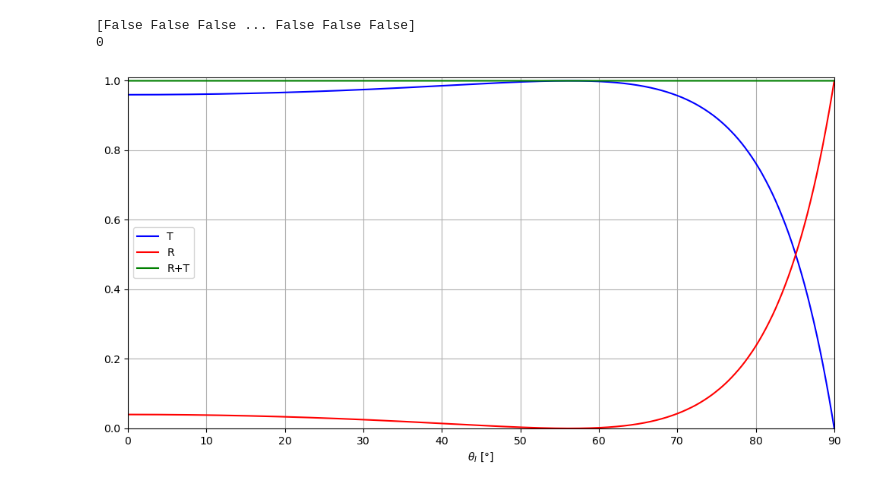
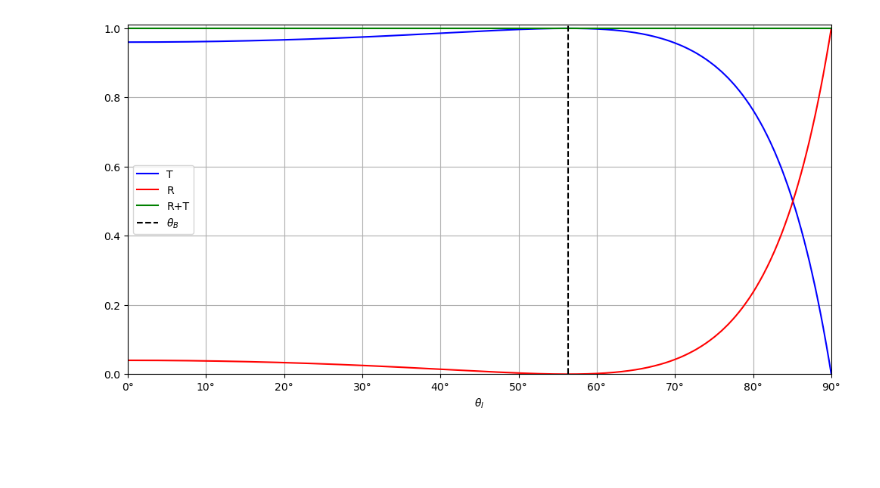
Before and after one commit to eduardoh27/Electromagnetismo-2, a Jupyter notebook: tarea3.ipynb, the cells around one changed output. Saved outputs shown, nothing was run; the diff lists cells and outputs as text; code cells hidden in the pictures; blank space fills up the shorter version.

Commit message:
brewster added

```diff
--- a/tarea3.ipynb
+++ b/tarea3.ipynb
@@ -5,37 +6,36 @@ import matplotlib.pyplot as plt
 #alpha = lambda theta_T, theta_I: np.cos(theta_T) / np.cos(theta_I)
 alpha = lambda n1, n2, theta_I: (1-((n1/n2)*np.sin(theta_I))**2)**(1/2) / np.cos(theta_I)
 beta = lambda mu1, mu2, n1, n2: (mu1*n2) / (mu2*n1)
 
 def R(theta_I):
     return ((alpha(n1,n2,theta_I)-beta(mu1,mu2,n1,n2))/(alpha(n1,n2,theta_I)+beta(mu1,mu2,n1,n2)))**2
 
 def T(theta_I):
     return alpha(n1,n2,theta_I)*beta(mu1,mu2,n1,n2)*(2/(alpha(n1,n2,theta_I)+beta(mu1,mu2,n1,n2)))**2
 
 # Constantes
 n1 = 1
 n2 = 1.5
 mu1, mu2 = 1, 1 # mu1 = mu2
 
-grados = np.linspace(0, 90, 10000)
+grados = np.linspace(0, 90, 1000)
 radianes = np.deg2rad(grados)
 transmisiones = T(radianes)
 reflexiones = R(radianes)
-# TODO: hallar angulo de Brewster
-# ° en la parte de abajo
+brewster = grados[np.argmax(transmisiones)] # tambien sirve np.argmin(reflexiones)
 
 plt.figure(figsize=(12, 6))
-plt.xlabel(r'$\theta_I$ [°]')
+plt.gca().xaxis.set_major_formatter(mticker.FormatStrFormatter('%d°')) # coloca el signo ° en cada angulo del eje x
+plt.xlabel(r'$\theta_I$') # plt.xlabel(r'$\theta_I$ [°]')
 plt.plot(grados, transmisiones, c='b', label = 'T')
 plt.plot(grados, reflexiones, c = 'r', label = 'R')
 plt.plot(grados, transmisiones+reflexiones, c = 'g', label = 'R+T')
+plt.axvline(brewster, c='k', linestyle='--', label = r'$\theta_B$')
 plt.ylim(0,1.01)
 plt.xlim(0,90)
 plt.grid()
 plt.legend()
 plt.savefig('tarea3.png', dpi = 400)
 plt.show()
 # %% [output]
-[False False False ... False False False]
-0
-[figure, old version]
+[figure, new version]
```
Also changed, not shown: parts of 1 cell of this notebook, 1 other file.
